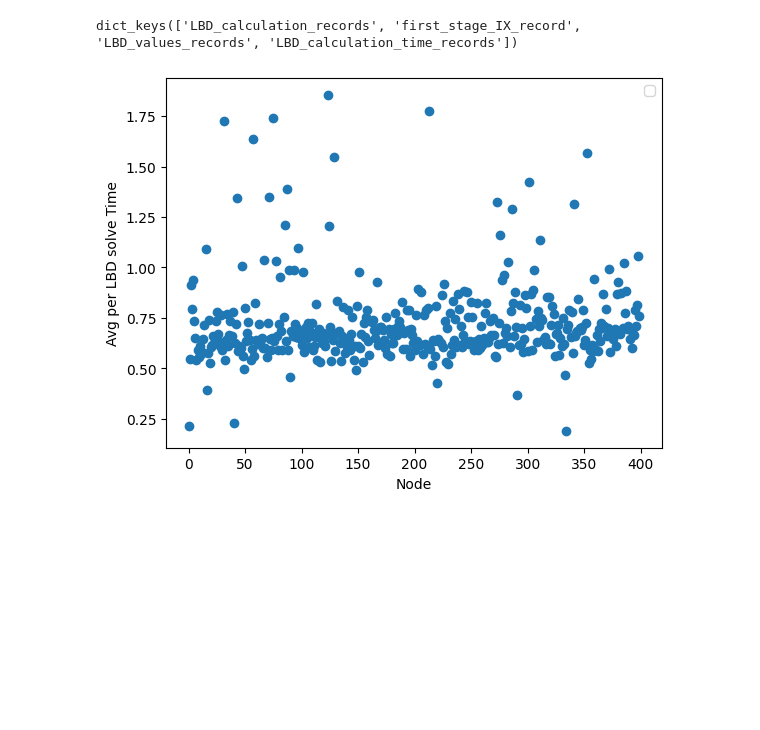
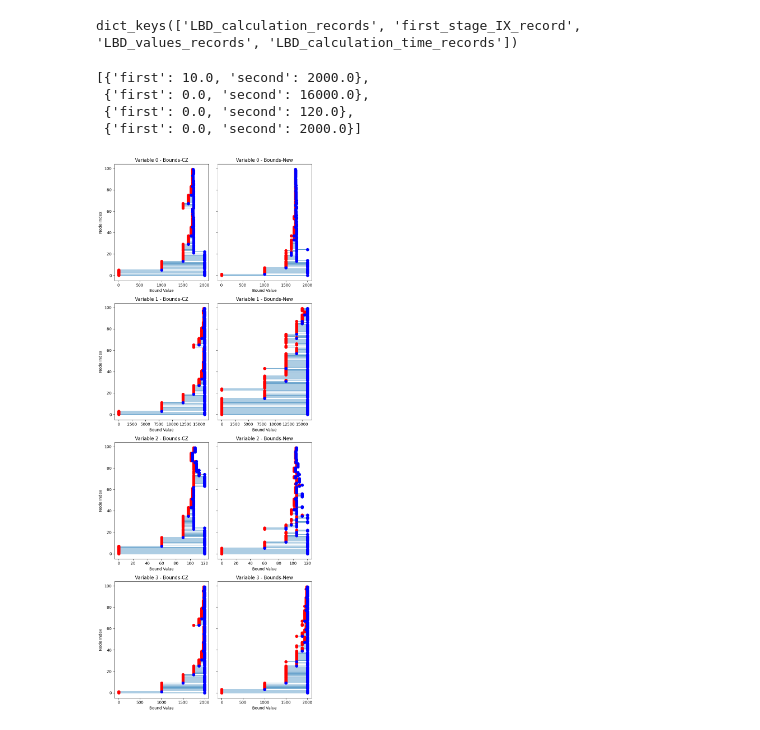
Before and after one commit to yship1002/CrappySolver, a Jupyter notebook: analysis.ipynb, the cells around one changed output. Saved outputs shown, nothing was run; the diff lists cells and outputs as text; code cells hidden in the pictures; blank space fills up the shorter version.

```diff
--- a/analysis.ipynb
+++ b/analysis.ipynb
@@ -12,25 +12,41 @@ crappy_lbd_cals=crappy_data["outsideAlgo"]["LBD_calculation_records"]
 crappy_data["outsideAlgo"].keys()
 # %% [output]
 dict_keys(['LBD_calculation_records', 'first_stage_IX_record', 'LBD_values_records', 'LBD_calculation_time_records'])
-# %%
-def plot_avg_LBD_solve_each_BBNode(crappy_data,fuzzy_data,start,end):
-    crappy_avg_lbd_time_per_BBNode=[]
-    for v1,v2 in zip(crappy_data["outsideAlgo"]["LBD_calculation_records"],crappy_data["outsideAlgo"]["LBD_calculation_time_records"]):
-            if v1!=0:
-                crappy_avg_lbd_time_per_BBNode.append(v2/v1)
-    fuzzy_avg_lbd_time_per_BBNode=[]
-    for v1,v2 in zip(fuzzy_data["outsideAlgo"]["LBD_calculation_records"],fuzzy_data["outsideAlgo"]["LBD_calculation_time_records"]):
-        if v1!=0:
-            fuzzy_avg_lbd_time_per_BBNode.append(v2/v1)
-
-    # plt.scatter(range(start,end), crappy_avg_lbd_time_per_BBNode[start:end],label="CZ")
-    # plt.scatter(range(start,end), fuzzy_avg_lbd_time_per_BBNode[start:end],label="New")
-    plt.scatter(range(start,end), np.array(crappy_avg_lbd_time_per_BBNode[start:end])/np.array(fuzzy_avg_lbd_time_per_BBNode[start:end]))
-    plt.xlabel('Node')
-    plt.ylabel('Avg per LBD solve Time')
-    plt.legend()
-plot_avg_LBD_solve_each_BBNode(crappy_data,fuzzy_data,0,400)
-# %% [output]
-[figure, removed]
+# %%
+crappy_data["outsideAlgo"]["first_stage_IX_record"][0]
+# %% [output]
+[{'first': 10.0, 'second': 2000.0},
+ {'first': 0.0, 'second': 16000.0},
+ {'first': 0.0, 'second': 120.0},
+ {'first': 0.0, 'second': 2000.0}]
+# %%
+def plot_Bounds(crappy_data,fuzzy_data):
+
+    fig, axes = plt.subplots(4, 2, figsize=(8, 20), sharey=True)
+
+    for var_idx in range(4):
+        lowers = [record[var_idx]['first'] for record in crappy_data]
+        uppers = [record[var_idx]['second'] for record in crappy_data]
+        y = range(len(lowers))
+        axes[var_idx,0].hlines(y, lowers, uppers, alpha=0.7)
+        axes[var_idx,0].scatter(lowers, y, color='red', s=50, zorder=5, label='Lower')
+        axes[var_idx,0].scatter(uppers, y, color='blue', s=50, zorder=5, label='Upper')
+        axes[var_idx,0].set_xlabel('Bound Value')
+        axes[var_idx,0].set_title(f'Variable {var_idx} - Bounds-CZ')
+        lowers = [record[var_idx]['first'] for record in fuzzy_data]
+        uppers = [record[var_idx]['second'] for record in fuzzy_data]
+        y = range(len(lowers))
+        axes[var_idx,1].hlines(y, lowers, uppers, alpha=0.7)
+        axes[var_idx,1].scatter(lowers, y, color='red', s=50, zorder=5, label='Lower')
+        axes[var_idx,1].scatter(uppers, y, color='blue', s=50, zorder=5, label='Upper')
+        axes[var_idx,1].set_xlabel('Bound Value')
+        axes[var_idx,1].set_title(f'Variable {var_idx} - Bounds-New')
+        axes[var_idx,0].set_ylabel('Node Index')
+
+    plt.tight_layout()
+    plt.show()
+plot_Bounds(crappy_data["outsideAlgo"]["first_stage_IX_record"][:100], fuzzy_data["outsideAlgo"]["first_stage_IX_record"][:100])
+# %% [output]
+[figure, added]
 # %%
 def plot_LBD_values(crappy_data,fuzzy_data,start,end):
```
Also changed, not shown: parts of 5 cells of this notebook, 8 other files.
